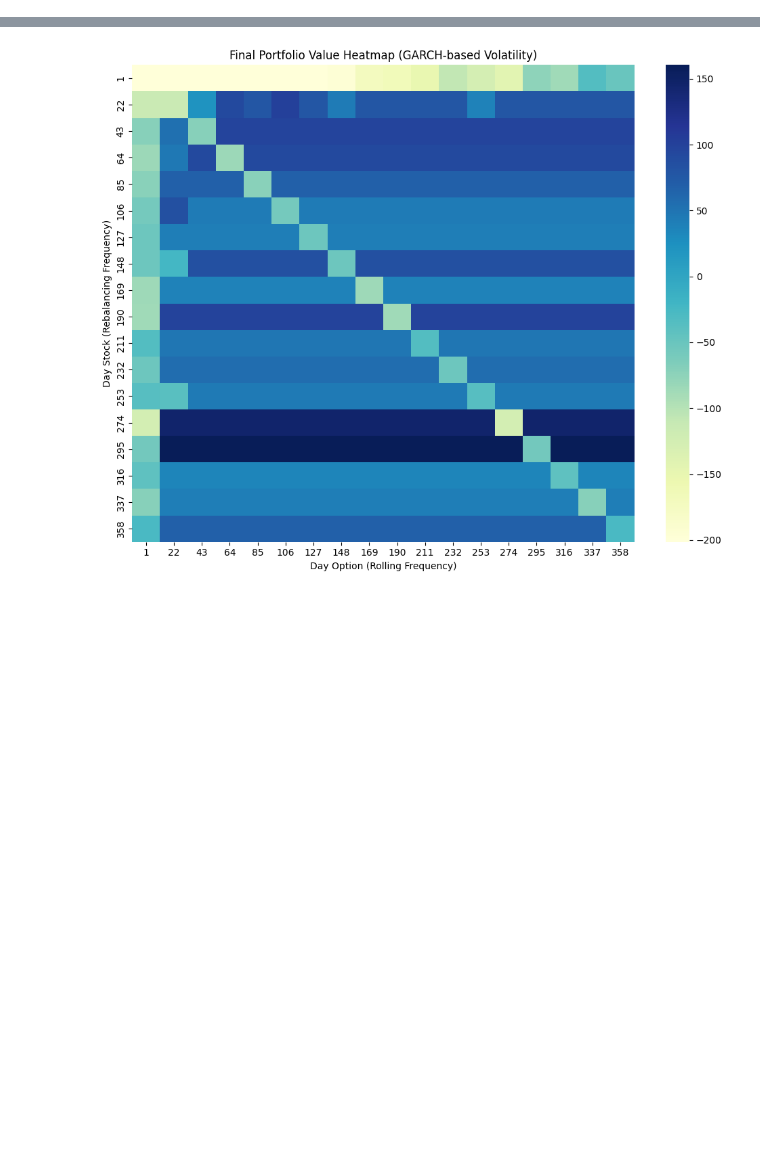
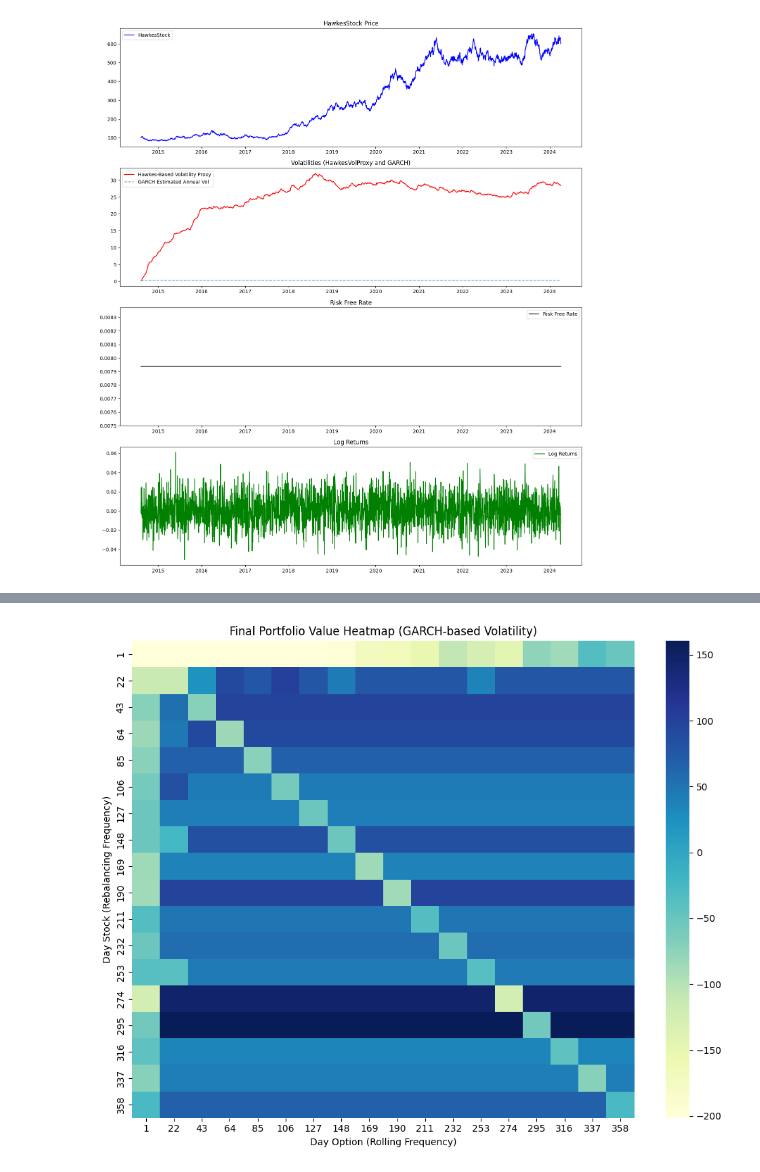
Before and after one commit to VNAZZARENO/MMA707, a Jupyter notebook: delta_hedging.ipynb, the cells around one changed output, grey strips where cells are left out. Saved outputs shown, nothing was run; the diff lists cells and outputs as text; code cells hidden in the pictures; blank space fills up the shorter version.

```diff
--- a/delta_hedging.ipynb
+++ b/delta_hedging.ipynb
@@ -66,3 +292,21 @@ def get_data(symbol, risk_free, volatility_proxy, time_period):
+# %%
+synthetic_data_hawkes = get_synthetic_data_hawkes(
+    symbol='HawkesStock',
+    risk_free='HawkesRiskFree',
+    volatility_proxy='HawkesVolProxy',
+    time_period=10,      # 2 years
+    start_price=100,
+    mu=0.08,            # 8% expected annual return
+    sigma=0.25,         # 25% annual volatility for GBM
+    rf_rate=0.02,       # 2% annual risk-free rate
+    hawkes_mu=0.8,      # 0.8 events per day
+    hawkes_alpha=0.6,   # Excitation parameter
+    hawkes_beta=0.7,    # Decay parameter
+    hawkes_jump=0.04,   # 4% volatility jump per event
+    seed=42             # Seed for reproducibility
+)
+# %% [output]
+[figure, added]
 # %%
 def compute_d1_d2(S, K, r, sigma, T):
     d1 = (np.log(S / K) + (r + 0.5 * sigma**2) * T) / (sigma * np.sqrt(T))
```
Also changed, not shown: parts of 6 cells of this notebook.
